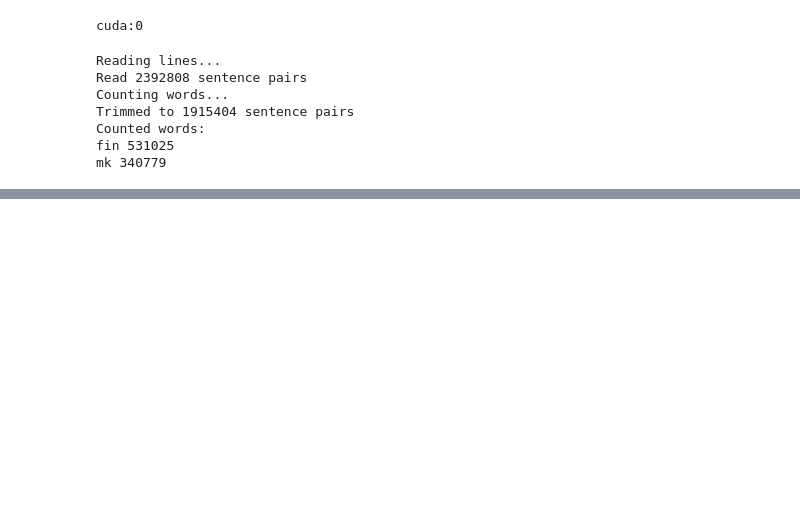
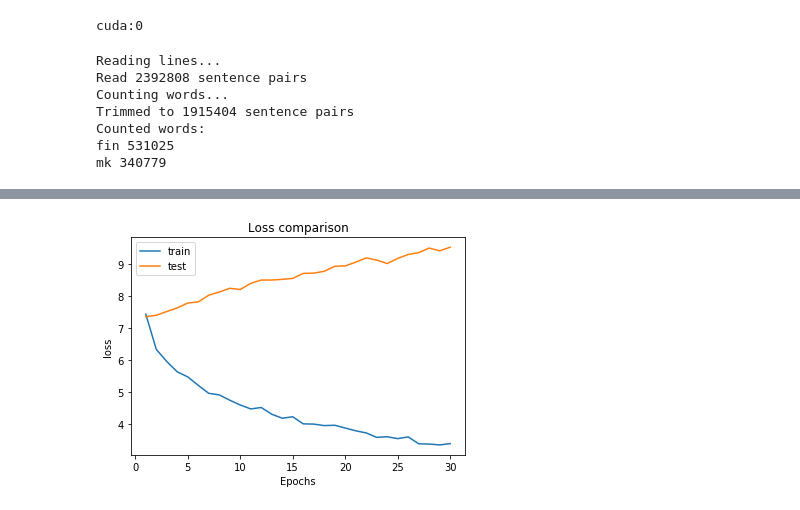
Before and after one commit to Tetrix/Neural-Machine-Translation-Fin-Mk, a Jupyter notebook: fin_mk_translation.ipynb, the cells around one changed output, grey strips where cells are left out. Saved outputs shown, nothing was run; the diff lists cells and outputs as text; code cells hidden in the pictures; blank space fills up the shorter version.

```diff
--- a/fin_mk_translation.ipynb
+++ b/fin_mk_translation.ipynb
@@ -276,11 +279,13 @@ def compute_loss(decoder_outputs, pad_target_seqs, padding_value=0):
 
     return loss
 # %%
-n_epochs = 30
+n_epochs = 10
 teacher_forcing_ratio = 0.5
 
-encoder_optimizer = optim.Adam(encoder.parameters(), lr=0.01)
-decoder_optimizer = optim.Adam(decoder.parameters(), lr=0.01)
+# encoder_optimizer = optim.Adam(encoder.parameters(), lr=0.01)
+# decoder_optimizer = optim.Adam(decoder.parameters(), lr=0.01)
+encoder_optimizer = optim.SGD(encoder.parameters(), lr=0.001)
+decoder_optimizer = optim.SGD(decoder.parameters(), lr=0.001)
 # %%
 if restore_checkpoint == True:
     encoder_optimizer.load_state_dict(encoder_checkpoint['optimizer'])
@@ -295,8 +300,6 @@ if restore_checkpoint == True:
         for k, v in state.items():
             if isinstance(v, torch.Tensor):
                 state[k] = v.cuda()
-# %%
-skip_training = True
 # %%
 training_pairs = [tensorsFromPair(random.choice(pairs_train)) for i in range(20000)]
 pairs_batch_train = DataLoader(dataset=training_pairs,
@@ -307,7 +310,7 @@ pairs_batch_train = DataLoader(dataset=training_pairs,
 # %%
 if skip_training == False:
     for epoch in range(n_epochs):
-        testing_pairs = [tensorsFromPair(random.choice(pairs_test)) for i in range(1000)]
+        testing_pairs = [tensorsFromPair(random.choice(pairs_test)) for i in range(500)]
         pairs_batch_test = DataLoader(dataset=testing_pairs,
                  batch_size=64,
                  shuffle=True,
@@ -469,0 +473,27 @@ calculate_BLEU(pairs_test)
+# %%
+import matplotlib.pyplot as plt
+
+def plot_loss():
+    train_loss = []
+    with open('loss.txt', 'r') as f:
+        for row in f:
+            train_loss.append(float(row.rstrip('\n')))
+
+    test_loss = []
+    with open('test_loss.txt', 'r') as f:
+        for row in f:
+            test_loss.append(float(row.rstrip('\n')))
+
+    epochs = np.arange(1, 31, 1)
+
+    plt.plot(epochs, train_loss)
+    plt.plot(epochs, test_loss)
+    plt.legend(['train', 'test'])
+    plt.xlabel('Epochs')
+    plt.ylabel('loss')
+    plt.title('Loss comparison')
+    plt.show()
+# %%
+plot_loss()
+# %% [output]
+[figure, added]
```
Also changed, not shown: parts of 6 cells of this notebook.
